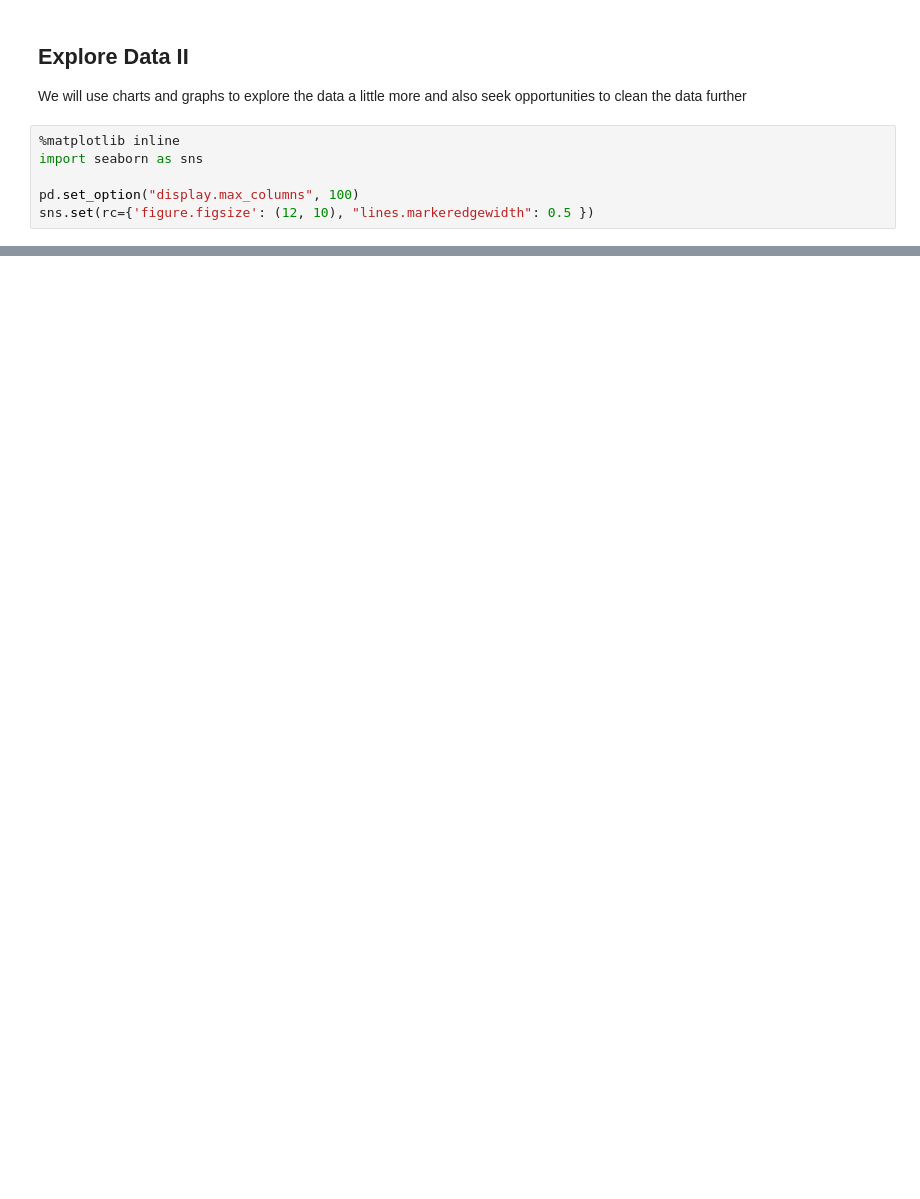
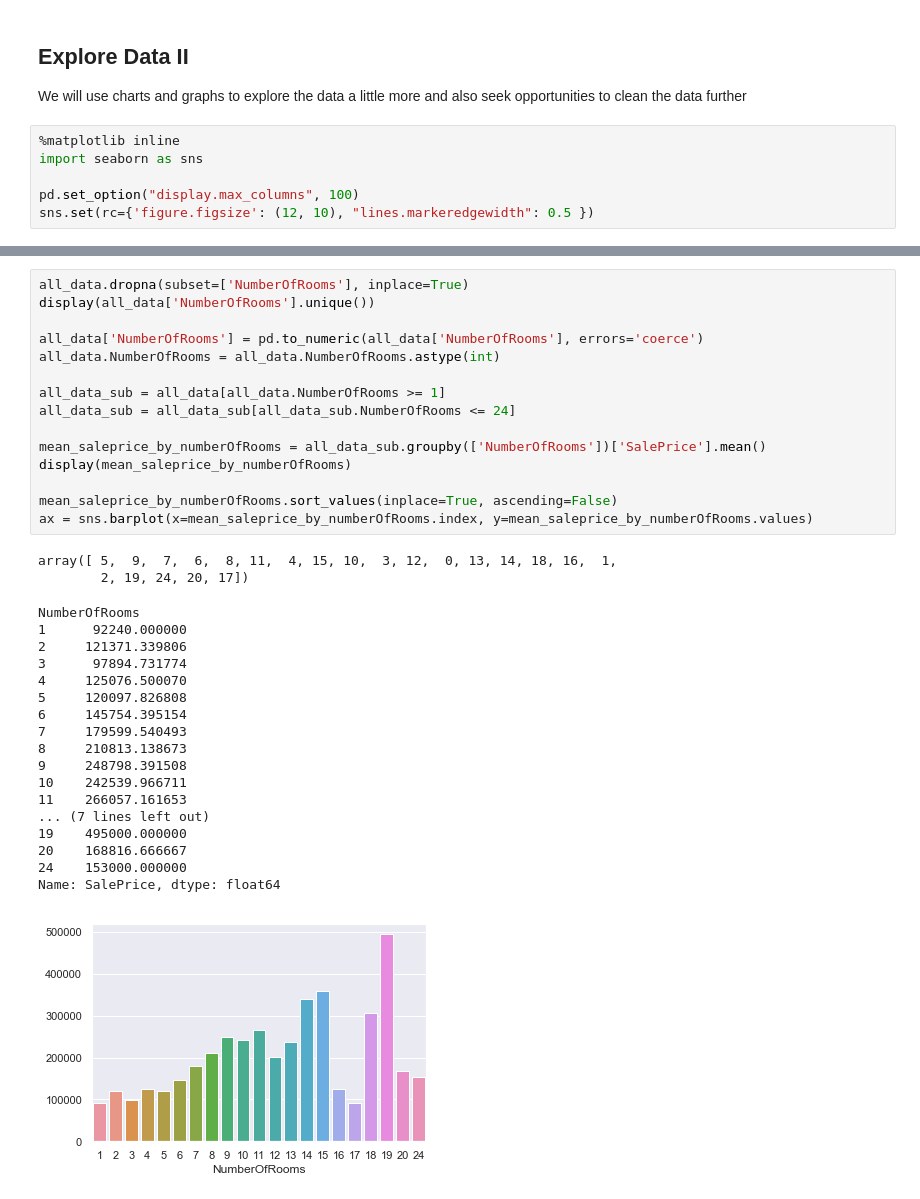
Before and after one commit to bloom4cats/Data-Analytics-2019-Group-4-v2, a Jupyter notebook: notebooks/GP01-ALL-Counties.ipynb, the cells around one changed output, grey strips where cells are left out. Cells and saved outputs as stored; diff of their text form; blank space fills up the shorter version.

```diff
--- a/notebooks/GP01-ALL-Counties.ipynb
+++ b/notebooks/GP01-ALL-Counties.ipynb
@@ -1528,0 +1562,36 @@ AttributeError: 'NoneType' object has no attribute 'update'
+# %%
+all_data.dropna(subset=['NumberOfRooms'], inplace=True)
+display(all_data['NumberOfRooms'].unique())
+
+all_data['NumberOfRooms'] = pd.to_numeric(all_data['NumberOfRooms'], errors='coerce')
+all_data.NumberOfRooms = all_data.NumberOfRooms.astype(int)
+
+all_data_sub = all_data[all_data.NumberOfRooms >= 1]
+all_data_sub = all_data_sub[all_data_sub.NumberOfRooms <= 24]
+
+mean_saleprice_by_numberOfRooms = all_data_sub.groupby(['NumberOfRooms'])['SalePrice'].mean()
+display(mean_saleprice_by_numberOfRooms)
+
+mean_saleprice_by_numberOfRooms.sort_values(inplace=True, ascending=False)
+ax = sns.barplot(x=mean_saleprice_by_numberOfRooms.index, y=mean_saleprice_by_numberOfRooms.values)
+# %% [output]
+array([ 5,  9,  7,  6,  8, 11,  4, 15, 10,  3, 12,  0, 13, 14, 18, 16,  1,
+        2, 19, 24, 20, 17])
+NumberOfRooms
+1      92240.000000
+2     121371.339806
+3      97894.731774
+4     125076.500070
+5     120097.826808
+6     145754.395154
+7     179599.540493
+8     210813.138673
+9     248798.391508
+10    242539.966711
+11    266057.161653
+... (7 lines left out)
+19    495000.000000
+20    168816.666667
+24    153000.000000
+Name: SalePrice, dtype: float64
+[figure, added]
```
Also changed, not shown: parts of 20 cells of this notebook.
